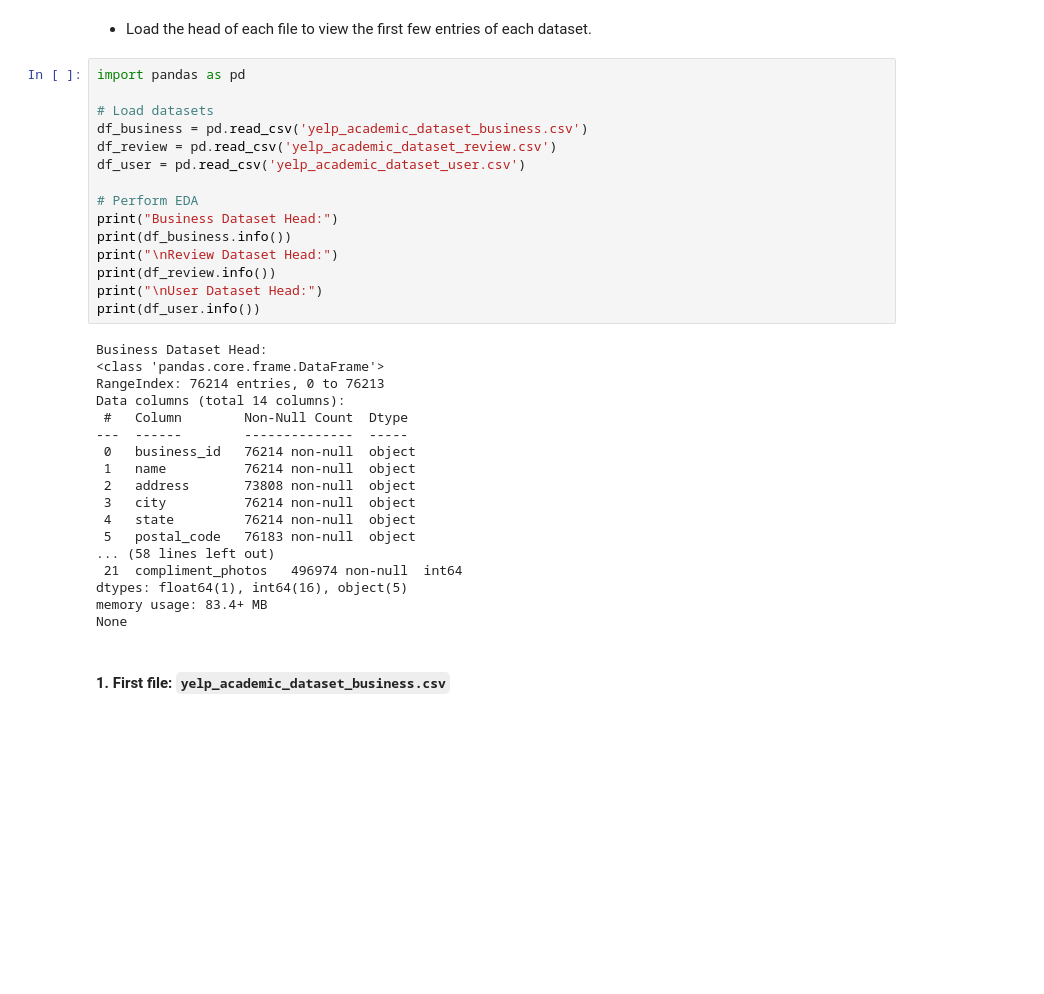
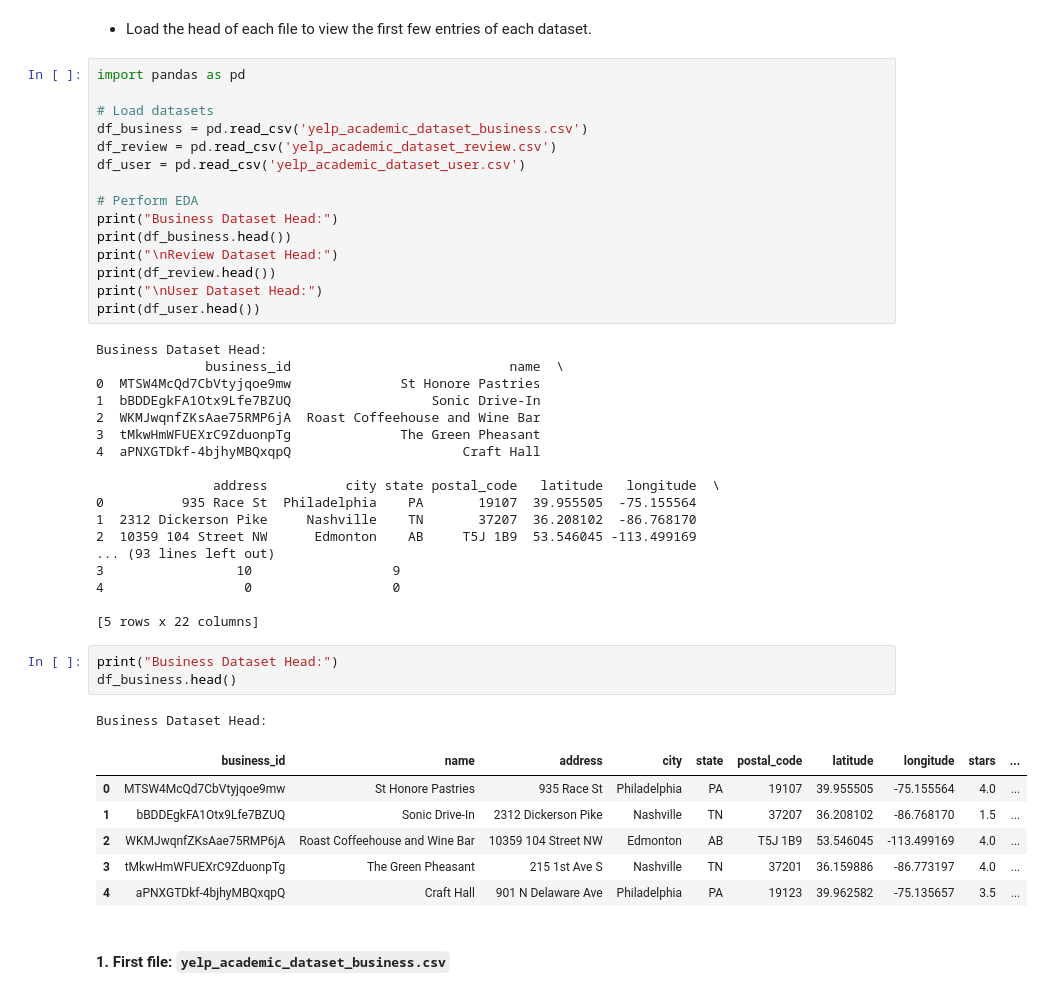
Before and after one commit to diego-manzano/capstone-ailtk, a Jupyter notebook: ailtk_case-navigation-module/case-files/solution-case-study-2.ipynb, the cells around one changed output. Drawn from its saved outputs; the diff is of its cells as text; blank space fills up the shorter version.

Commit message:
datasets case

```diff
--- a/ailtk_case-navigation-module/case-files/solution-case-study-2.ipynb
+++ b/ailtk_case-navigation-module/case-files/solution-case-study-2.ipynb
@@ -22,29 +22,40 @@ df_user = pd.read_csv('yelp_academic_dataset_user.csv')
 
 # Perform EDA
 print("Business Dataset Head:")
-print(df_business.info())
+print(df_business.head())
 print("\nReview Dataset Head:")
-print(df_review.info())
+print(df_review.head())
 print("\nUser Dataset Head:")
-print(df_user.info())
+print(df_user.head())
 # %% [output]
 Business Dataset Head:
-<class 'pandas.core.frame.DataFrame'>
-RangeIndex: 76214 entries, 0 to 76213
-Data columns (total 14 columns):
- #   Column        Non-Null Count  Dtype
----  ------        --------------  -----
- 0   business_id   76214 non-null  object
- 1   name          76214 non-null  object
- 2   address       73808 non-null  object
- 3   city          76214 non-null  object
- 4   state         76214 non-null  object
- 5   postal_code   76183 non-null  object
-... (58 lines left out)
- 21  compliment_photos   496974 non-null  int64
-dtypes: float64(1), int64(16), object(5)
-memory usage: 83.4+ MB
-None
+              business_id                            name  \
+0  MTSW4McQd7CbVtyjqoe9mw              St Honore Pastries
+1  bBDDEgkFA1Otx9Lfe7BZUQ                  Sonic Drive-In
+2  WKMJwqnfZKsAae75RMP6jA  Roast Coffeehouse and Wine Bar
+3  tMkwHmWFUEXrC9ZduonpTg              The Green Pheasant
+4  aPNXGTDkf-4bjhyMBQxqpQ                      Craft Hall
+
+               address          city state postal_code   latitude   longitude  \
+0          935 Race St  Philadelphia    PA       19107  39.955505  -75.155564
+1  2312 Dickerson Pike     Nashville    TN       37207  36.208102  -86.768170
+2  10359 104 Street NW      Edmonton    AB     T5J 1B9  53.546045 -113.499169
+... (93 lines left out)
+3                 10                  9
+4                  0                  0
+
+[5 rows x 22 columns]
+# %%
+print("Business Dataset Head:")
+df_business.head()
+# %% [output]
+Business Dataset Head:
+|  | business_id | name | address | city | state | postal_code | latitude | longitude | stars | ... |
+| 0 | MTSW4McQd7CbVtyjqoe9mw | St Honore Pastries | 935 Race St | Philadelphia | PA | 19107 | 39.955505 | -75.155564 | 4.0 | ... |
+| 1 | bBDDEgkFA1Otx9Lfe7BZUQ | Sonic Drive-In | 2312 Dickerson Pike | Nashville | TN | 37207 | 36.208102 | -86.768170 | 1.5 | ... |
+| 2 | WKMJwqnfZKsAae75RMP6jA | Roast Coffeehouse and Wine Bar | 10359 104 Street NW | Edmonton | AB | T5J 1B9 | 53.546045 | -113.499169 | 4.0 | ... |
+| 3 | tMkwHmWFUEXrC9ZduonpTg | The Green Pheasant | 215 1st Ave S | Nashville | TN | 37201 | 36.159886 | -86.773197 | 4.0 | ... |
+| 4 | aPNXGTDkf-4bjhyMBQxqpQ | Craft Hall | 901 N Delaware Ave | Philadelphia | PA | 19123 | 39.962582 | -75.135657 | 3.5 | ... |
 # %% [markdown]
 #### 1. First file: `yelp_academic_dataset_business.csv`
 # %%
```
Also changed, not shown: parts of 7 cells of this notebook.
